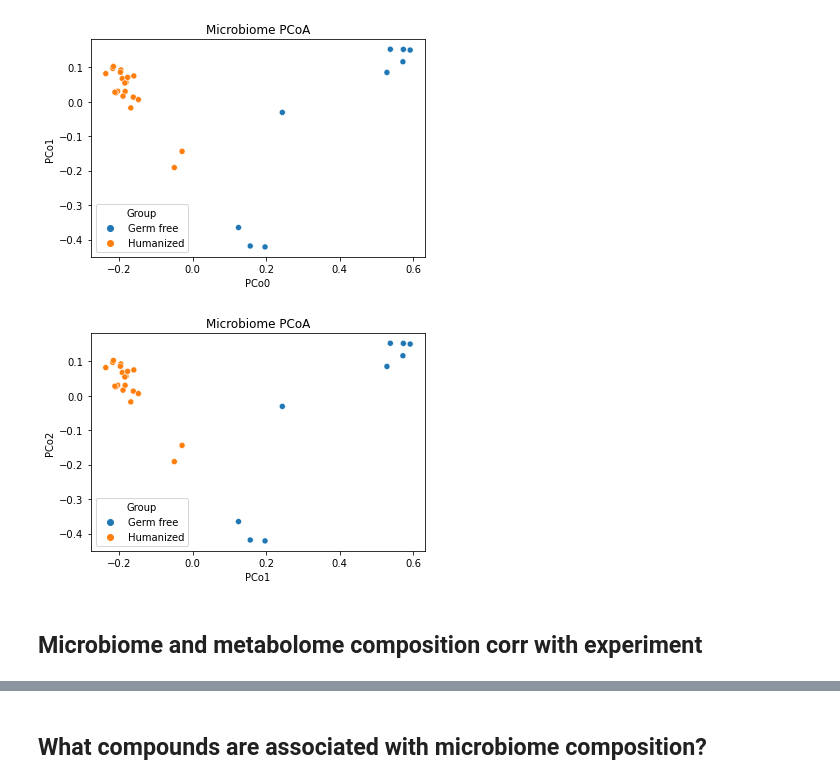
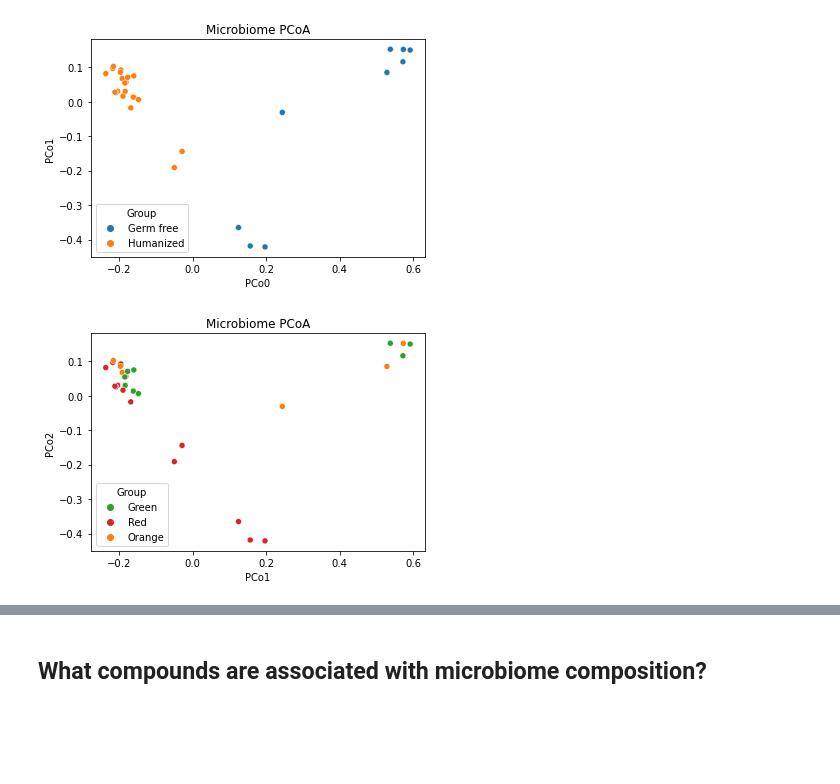
Before and after one commit to sterrettJD/GT-micro-metabo, a Jupyter notebook: analysis/GT_in_plasma.ipynb, the cells around one changed output, grey strips where cells are left out. Drawn from its saved outputs; the diff is of its cells as text; code cells hidden in the pictures; blank space fills up the shorter version.

Commit message:
add microbiome pcoa by experiment

```diff
--- a/analysis/GT_in_plasma.ipynb
+++ b/analysis/GT_in_plasma.ipynb
@@ -237,13 +237,12 @@ plt.show()
 # %%
 ax = sns.scatterplot(x="PC1",
                      y="PC2",
-                     hue="PID",
+                     hue="Group",
+                     palette=["tab:green", "tab:red", "tab:orange"],
                      data=pd.concat([microbiome_pcoa_u_uni.samples,
-           GF], axis=1))
+           metabo_metadata["Group"]], axis=1))
 ax.set(xlabel="PCo1", ylabel="PCo2", title="Microbiome PCoA")
 plt.legend(title="Group")
 plt.show()
 # %% [output]
-[figure, old version]
+[figure, new version]
-# %% [markdown]
-## Microbiome and metabolome composition corr with experiment
```
Also changed, not shown: parts of 73 cells of this notebook.
